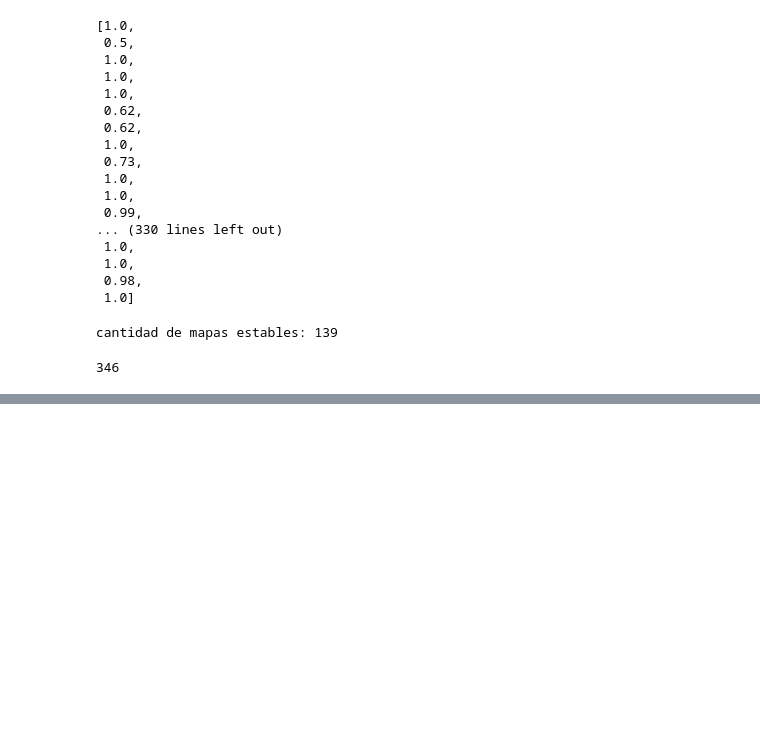
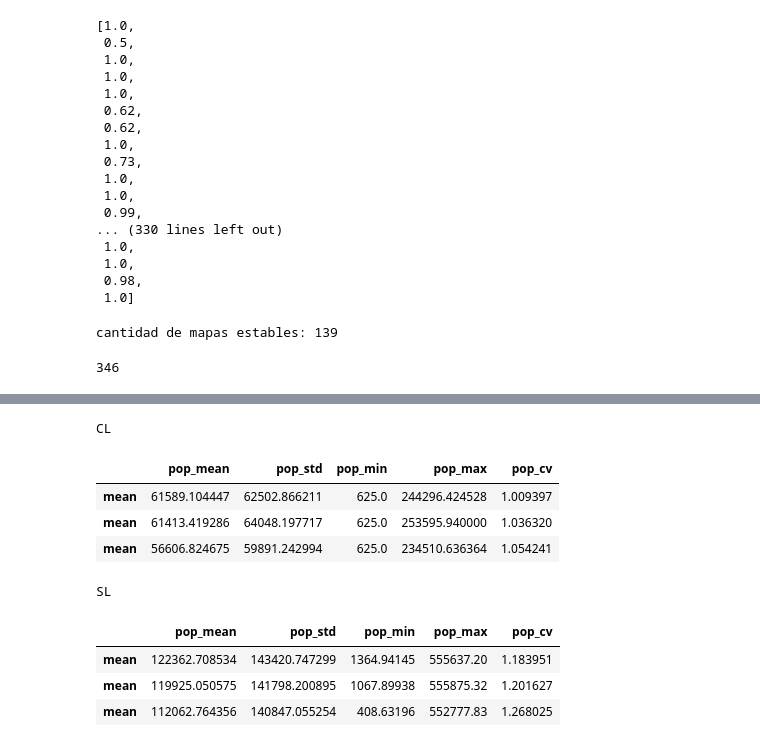
Before and after one commit to Andresdiazdcd/Tesis, a Jupyter notebook: Códigos/metricas.ipynb, the cells around one changed output, grey strips where cells are left out. Saved outputs shown, nothing was run; the diff lists cells and outputs as text; code cells hidden in the pictures; blank space fills up the shorter version.

```diff
--- a/Códigos/metricas.ipynb
+++ b/Códigos/metricas.ipynb
@@ -186,0 +286,22 @@ len(nombres_inesatables) + count
+# %%
+def tabla_simple(tabla):
+    return tabla.loc["mean"][[
+        "pop_mean", "pop_std", "pop_min", "pop_max", "pop_cv"
+    ]]
+
+print("CL")
+display(tabla_simple(tabla_CL))
+
+print("SL")
+display(tabla_simple(tabla_SL))
+# %% [output]
+CL
+|  | pop_mean | pop_std | pop_min | pop_max | pop_cv |
+| mean | 61589.104447 | 62502.866211 | 625.0 | 244296.424528 | 1.009397 |
+| mean | 61413.419286 | 64048.197717 | 625.0 | 253595.940000 | 1.036320 |
+| mean | 56606.824675 | 59891.242994 | 625.0 | 234510.636364 | 1.054241 |
+SL
+|  | pop_mean | pop_std | pop_min | pop_max | pop_cv |
+| mean | 122362.708534 | 143420.747299 | 1364.94145 | 555637.20 | 1.183951 |
+| mean | 119925.050575 | 141798.200895 | 1067.89938 | 555875.32 | 1.201627 |
+| mean | 112062.764356 | 140847.055254 | 408.63196 | 552777.83 | 1.268025 |
```
Also changed, not shown: parts of 7 cells of this notebook, 13 other files.
